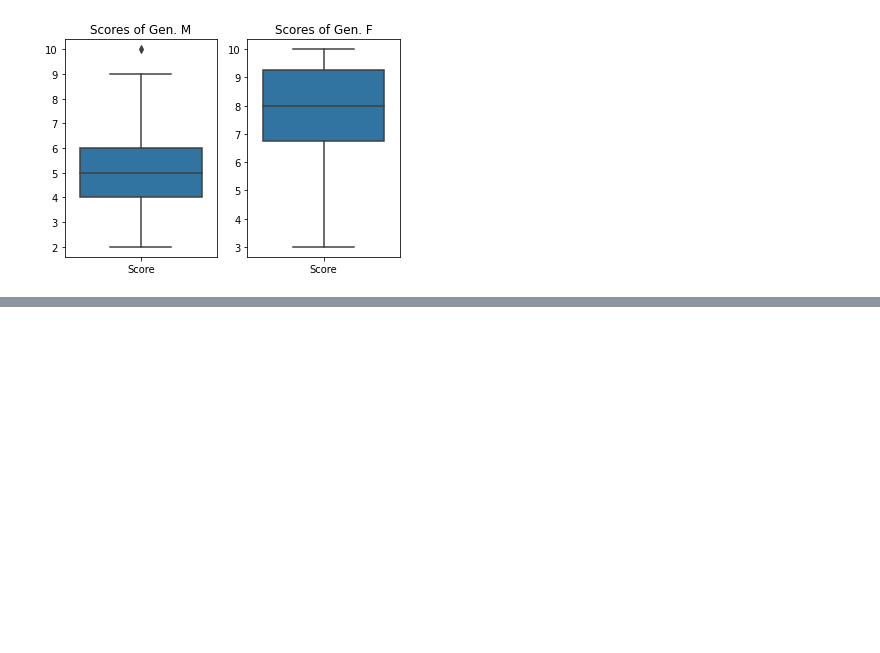
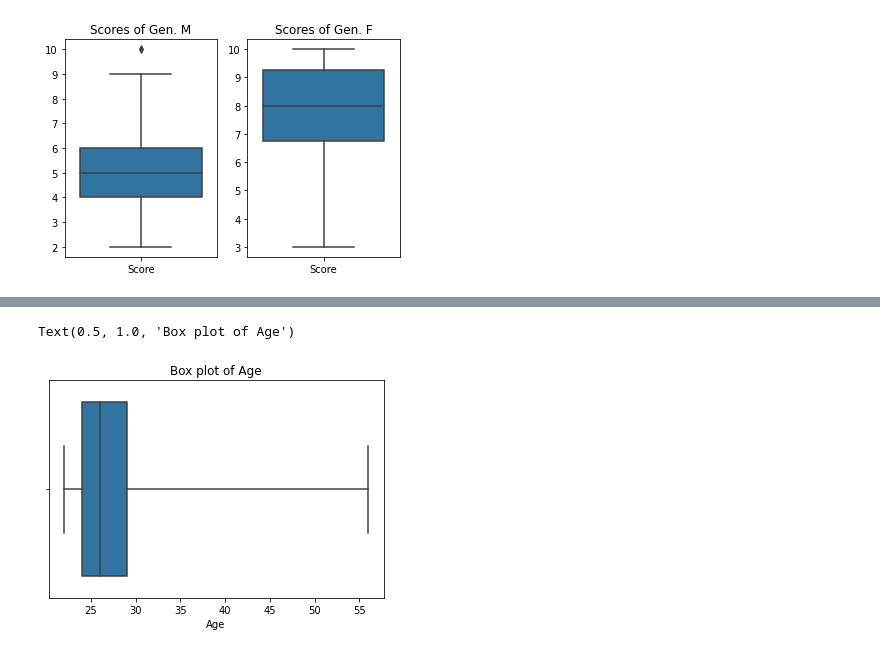
Before and after one commit to Caavalos/DMEGADE3, a Jupyter notebook: clase4.ipynb, the cells around one changed output, grey strips where cells are left out. Cells and saved outputs as stored; diff of their text form; code cells hidden in the pictures; blank space fills up the shorter version.

```diff
--- a/clase4.ipynb
+++ b/clase4.ipynb
@@ -179,0 +197,7 @@ ax3.title_text('plot 223')
+# %%
+sns.boxplot (df['Age'],
+            whis = (0,100)
+            ).set_title('Box plot of Age')
+# %% [output]
+Text(0.5, 1.0, 'Box plot of Age')
+[figure, added]
```
Also changed, not shown: parts of 11 cells of this notebook.
